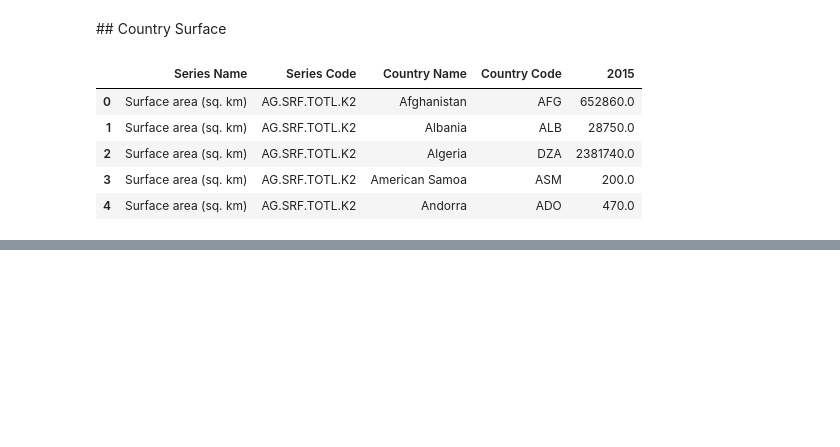
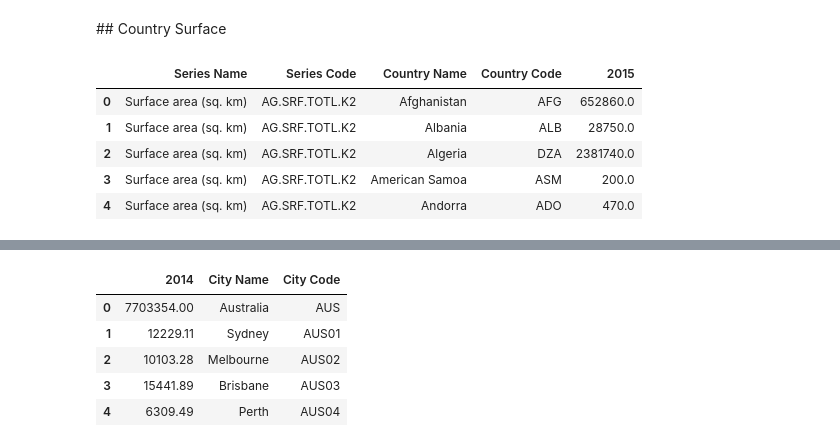
Before and after one commit to fablabbcn/fab-city-dashboard, a Jupyter notebook: notebooks/GDP-Population-Surface.ipynb, the cells around one changed output, grey strips where cells are left out. Drawn from its saved outputs; the diff is of its cells as text; code cells hidden in the pictures; blank space fills up the shorter version.

Commit message:
Update GDP-pop-surf data

```diff
--- a/notebooks/GDP-Population-Surface.ipynb
+++ b/notebooks/GDP-Population-Surface.ipynb
@@ -602,0 +629,9 @@ country_surf.to_csv("index/final/country_surf.csv", encoding="utf-8")
+# %%
+city_surf.head()
+# %% [output]
+|  | 2014 | City Name | City Code |
+| 0 | 7703354.00 | Australia | AUS |
+| 1 | 12229.11 | Sydney | AUS01 |
+| 2 | 10103.28 | Melbourne | AUS02 |
+| 3 | 15441.89 | Brisbane | AUS03 |
+| 4 | 6309.49 | Perth | AUS04 |
```
Also changed, not shown: parts of 20 cells of this notebook, 13 other files.
